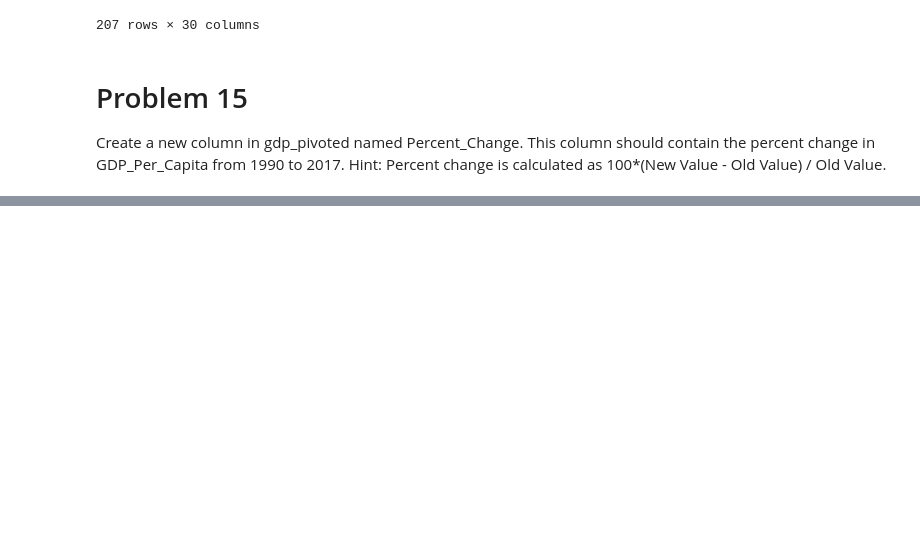
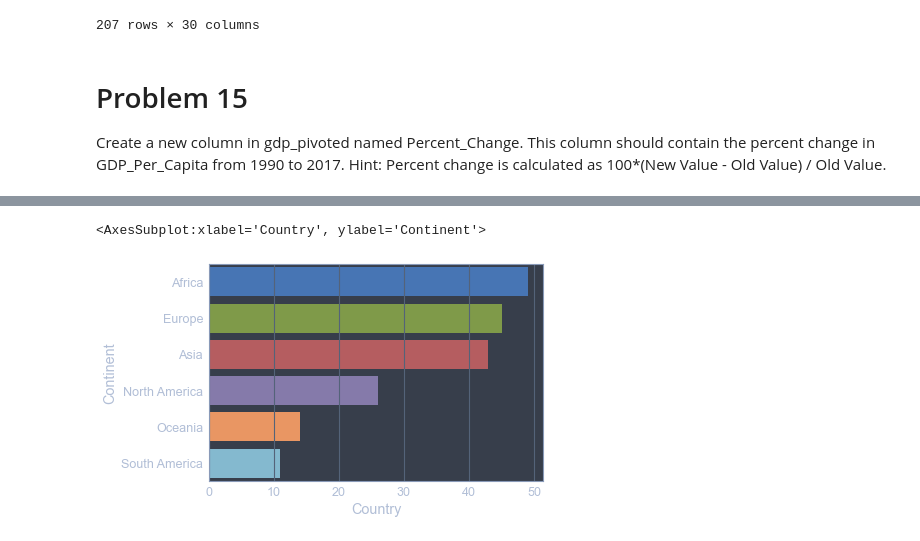
Before and after one commit to nss-data-science-cohort-5/un_exploration-jrioross, a Jupyter notebook: notebooks/UN_Data_Exploration.ipynb, the cells around one changed output, grey strips where cells are left out. Drawn from its saved outputs; the diff is of its cells as text; code cells hidden in the pictures; blank space fills up the shorter version.

```diff
--- a/notebooks/UN_Data_Exploration.ipynb
+++ b/notebooks/UN_Data_Exploration.ipynb
@@ -256,0 +325,2 @@ Create a new column in gdp_pivoted named Percent_Change. This column should cont
+# %%
+continents = pd.read_csv('../data/continents.csv')
@@ -256,0 +362,10 @@ Create a new column in gdp_pivoted named Percent_Change. This column should cont
+# %%
+gdp_df = (pd.merge(gdp_df,
+             continents,
+             how = 'inner',
+             left_on = 'Country or Area',
+             right_on = 'Country')
+             .drop(columns = 'Country')
+             .rename(columns = {'Country or Area': 'Country'})
+                )
+gdp_df
@@ -256,0 +389,3 @@ Create a new column in gdp_pivoted named Percent_Change. This column should cont
+# %%
+ccount = gdp_df.groupby('Continent')['Country'].nunique().sort_values(ascending = False)
+ccount
@@ -256,0 +401,5 @@ Create a new column in gdp_pivoted named Percent_Change. This column should cont
+# %%
+sns.barplot(ccount, ccount.index, orient = 'h')
+# %% [output]
+<AxesSubplot:xlabel='Country', ylabel='Continent'>
+[figure, added]
```
Also changed, not shown: parts of 56 cells of this notebook.
